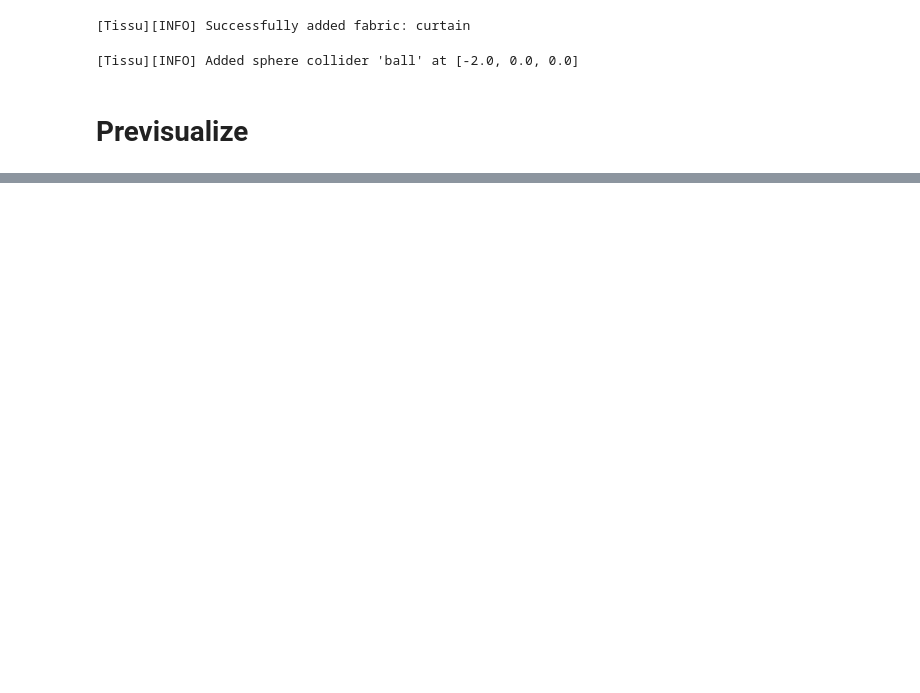
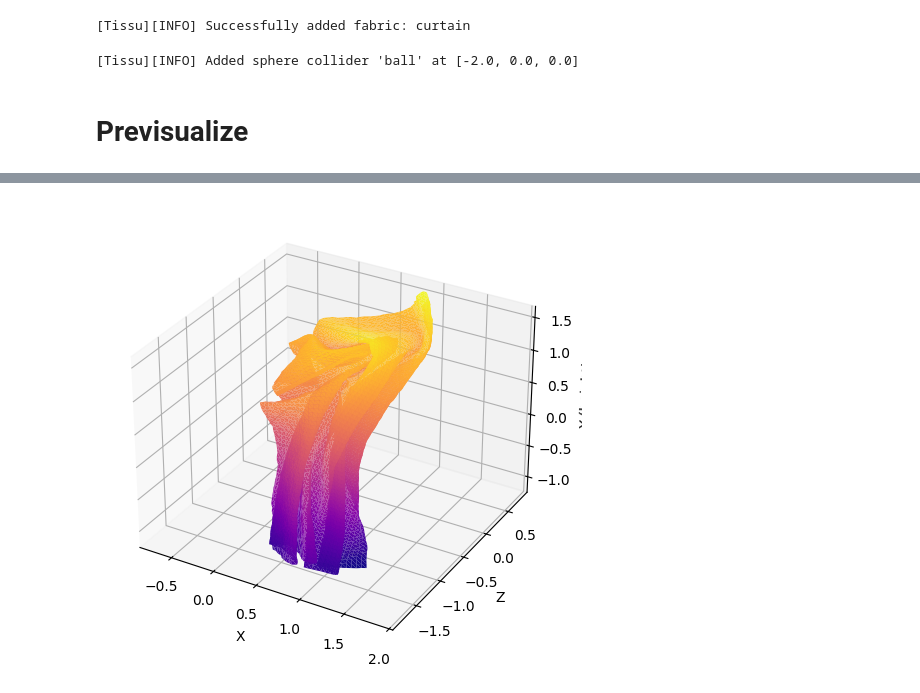
Before and after one commit to evanrock520-ciencias/ClothSDK, a Jupyter notebook: examples/curtain.ipynb, the cells around one changed output, grey strips where cells are left out. Cells and saved outputs as stored; diff of their text form; code cells hidden in the pictures; blank space fills up the shorter version.

```diff
--- a/examples/curtain.ipynb
+++ b/examples/curtain.ipynb
@@ -42,0 +38,4 @@ True
+# %%
+sim.plot("curtain")
+# %% [output]
+[figure, added]
```
Also changed, not shown: parts of 4 cells of this notebook, 5 other files.
